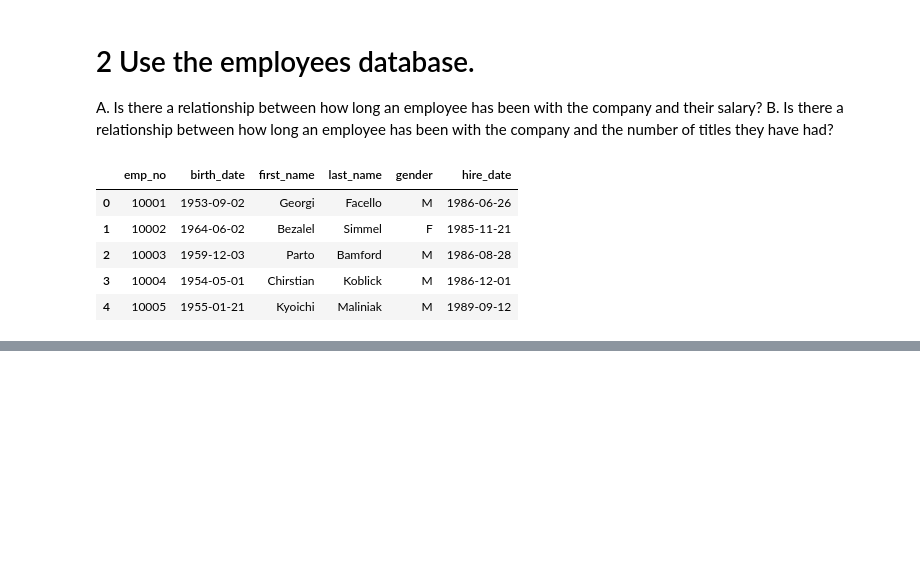
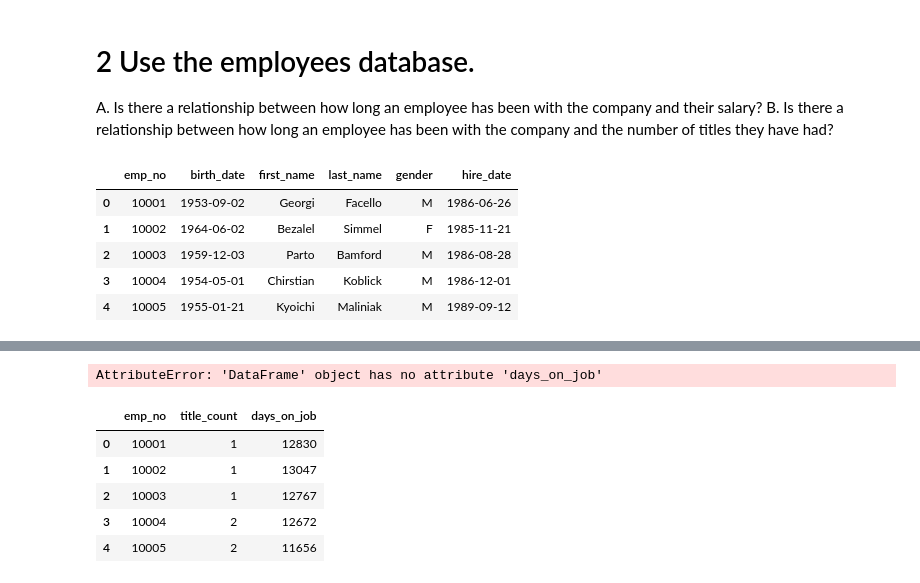
Before and after one commit to SLawsonWoods/statistics-exercises, a Jupyter notebook: hypothesis_testing.ipynb, the cells around one changed output, grey strips where cells are left out. Drawn from its saved outputs; the diff is of its cells as text; code cells hidden in the pictures; blank space fills up the shorter version.

Commit message:
edited exercises and added additional exercises using correlation testing.

```diff
--- a/hypothesis_testing.ipynb
+++ b/hypothesis_testing.ipynb
@@ -482,9 +524,13 @@ corr, p
 A. Is there a relationship between how long an employee has been with the company and their salary?
 B. Is there a relationship between how long an employee has been with the company and the number of titles they have had?
 # %%
-def get_db_url(url):
-    url = f'mysql+pymysql://{user}:{password}@{host}/{url}'
-    return url
-from env import host, user, password
-emp = pd.read_sql('SELECT * FROM employees;', get_db_url("employees"))
+#Import sql database code
+def get_db_url(user, password, host, db_name):
+    return f'mysql+pymysql://{user}:{password}@{host}/{db_name}'
+
+from env import user, password, host
+
+url = get_db_url = get_db_url(user, password, host, 'employees')
+
+df = pd.read_sql(' SELECT * FROM employees', url)
 # %%
@@ -515,0 +570,30 @@ corr, p = stats.pearsonr
+# %%
+corr, p = stats.pearsonr(df.days_on_job, df.salary)
+
+if p < alpha:
+    print("We reject the null hypothesis")
+    print("Evidence supports the claim that there is a linear correlation")
+else:
+    print("We fail to reject the null hypothesis")
+
+corr, p
+# %% [output]
+AttributeError: 'DataFrame' object has no attribute 'days_on_job'
+# %%
+# B.
+sql = """
+select emp_no, count(title) as title_count, datediff(curdate(), hire_date) as days_on_job
+from employees
+join titles using(emp_no)
+group by emp_no;
+"""
+# %%
+df = pd.read_sql(sql, url)
+df.head()
+# %% [output]
+|  | emp_no | title_count | days_on_job |
+| 0 | 10001 | 1 | 12830 |
+| 1 | 10002 | 1 | 13047 |
+| 2 | 10003 | 1 | 12767 |
+| 3 | 10004 | 2 | 12672 |
+| 4 | 10005 | 2 | 11656 |
```
Also changed, not shown: parts of 22 cells of this notebook, 1 other file.
